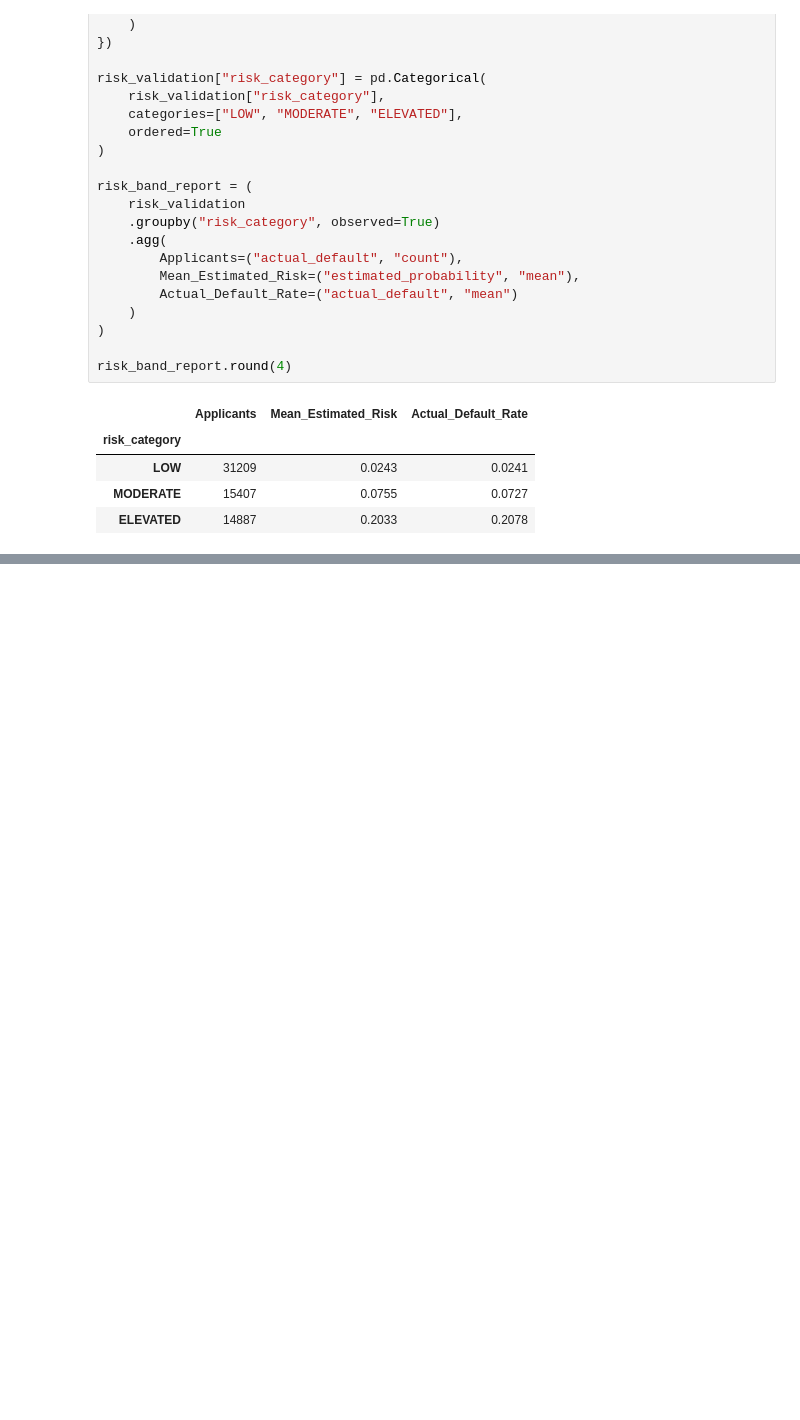
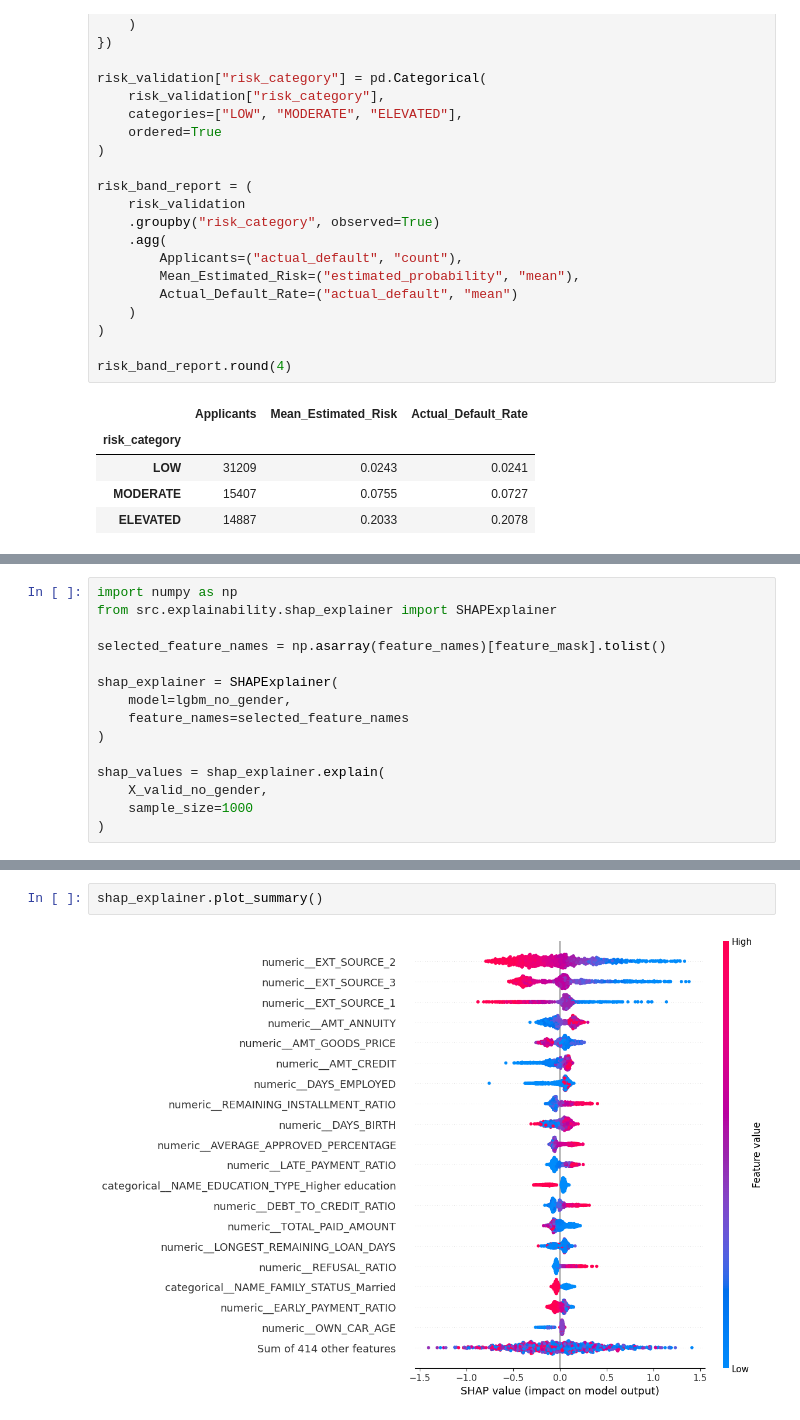
Before and after one commit to DevendraRaj58/Loan-Intelligence-Platform, a Jupyter notebook: notebooks/02_database_reverse_engineering.ipynb, the cells around one changed output, grey strips where cells are left out. Saved outputs shown, nothing was run; the diff lists cells and outputs as text; blank space fills up the shorter version.

Commit message:
Document SHAP analysis and recommendation engine experiments

```diff
--- a/notebooks/02_database_reverse_engineering.ipynb
+++ b/notebooks/02_database_reverse_engineering.ipynb
@@ -2164,0 +2174,15 @@ risk_band_report.round(4)
+# %%
+import numpy as np
+from src.explainability.shap_explainer import SHAPExplainer
+
+selected_feature_names = np.asarray(feature_names)[feature_mask].tolist()
+
+shap_explainer = SHAPExplainer(
+    model=lgbm_no_gender,
+    feature_names=selected_feature_names
+)
+
+shap_values = shap_explainer.explain(
+    X_valid_no_gender,
+    sample_size=1000
+)
@@ -2164,0 +2213,4 @@ risk_band_report.round(4)
+# %%
+shap_explainer.plot_summary()
+# %% [output]
+[figure, added]
```
Also changed, not shown: parts of 15 cells of this notebook.
